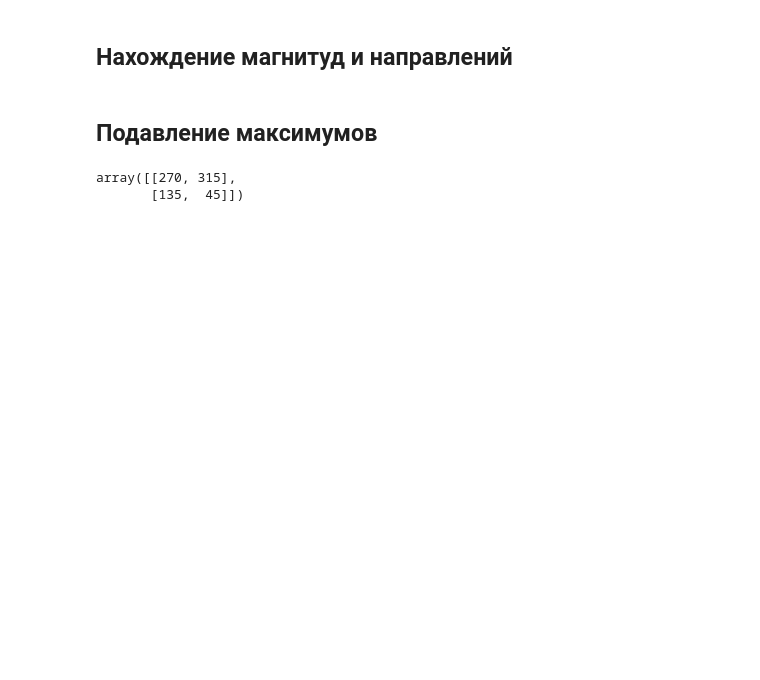
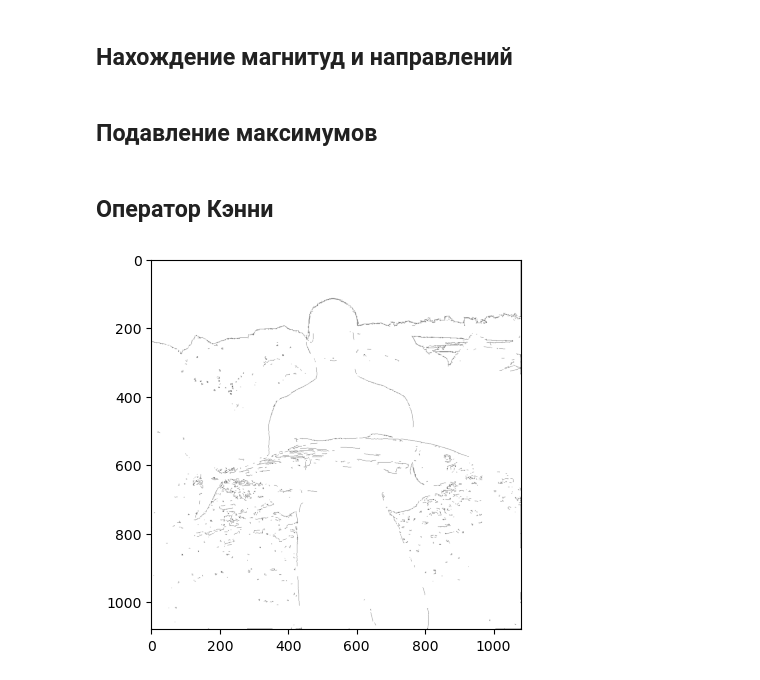
Before and after one commit to Str1kez/computer_vision, a Jupyter notebook: exercise3.ipynb, the cells around one changed output. Cells and saved outputs as stored; diff of their text form; code cells hidden in the pictures; blank space fills up the shorter version.

```diff
--- a/exercise3.ipynb
+++ b/exercise3.ipynb
@@ -128,9 +128,10 @@ def get_direction_in_45_step(gradient_matrix: npt.NDArray) -> npt.NDArray[list[i
     degrees_matrix = get_direction_degrees(gradient_matrix)
     return np.rint(degrees_matrix % 360 / 45).astype(int) * 45
 
+image = filter_gauss(8, 1, get_noise_image())
 # image = get_halftone_image()
-# gradient_matrix = filter_sobel(image)
-# magnitude = get_magnitude(gradient_matrix)
-# direction = get_direction_in_45_step(gradient_matrix)
+gradient_matrix = filter_sobel(image)
+magnitude = get_magnitude(gradient_matrix)
+direction = get_direction_in_45_step(gradient_matrix)
 # %% [markdown]
 ## Подавление максимумов
@@ -140,12 +137,0 @@ def maximum_suppression(magnitude: npt.NDArray[list[float]], direction: npt.NDAr
-# %%
-x = np.array([
-    [[0, -2], [1, -1]],
-    [[-3, 4], [4, np.pi]]
-])
-np.rint(np.degrees(np.arctan2(x[:, :, 1], x[:, :, 0])) % 360 / 45).astype(int) * 45
-# np.degrees(np.arctan2(x[:, :, 1], x[:, :, 0])) % 360
-# print(x[:, :, 1].reshape(-1))
-# np.degrees(np.arctan(arctan_args)) % 360
-# %% [output]
-array([[270, 315],
-       [135,  45]])
@@ -151,0 +172,33 @@ array([[270, 315],
+# %% [markdown]
+## Оператор Кэнни
+# %%
+def kenny_operator(suppressed_magnitude: npt.NDArray[list[float]]):
+    Thigh, Tlow = 200, 100
+    H, W = suppressed_magnitude.shape
+
+    borders = np.zeros((H + 2, W + 2), bool)
+    magnitude = borders.copy().astype(float)
+    magnitude[1: 1 + H, 1: 1 + W] = suppressed_magnitude
+
+    for i in range(H):
+        for j in range(W):
+            if suppressed_magnitude[i][j] <= Thigh or borders[i + 1, j + 1]:
+                continue
+            borders[i + 1, j + 1] = True
+            temp_i, temp_j = i, j
+            while True:
+                temp_border = (magnitude[temp_i: temp_i + 3, temp_j: temp_j + 3] > Tlow) ^ borders[temp_i: temp_i + 3, temp_j: temp_j + 3]
+                if temp_border.any():
+                    temp_i += np.argwhere(temp_border)[-1][0] - 1
+                    temp_j += np.argwhere(temp_border)[-1][1] - 1
+                    borders[temp_i + 1, temp_j + 1] = True
+                else:
+                    break
+    return borders[1: H + 1, 1: W + 1].astype(np.bool_)
+
+
+image_after_kenny_operator = kenny_operator(magnitude)
+# %%
+show_image(image_after_kenny_operator)
+# %% [output]
+[figure, added]
```
Also changed, not shown: parts of 7 cells of this notebook.
